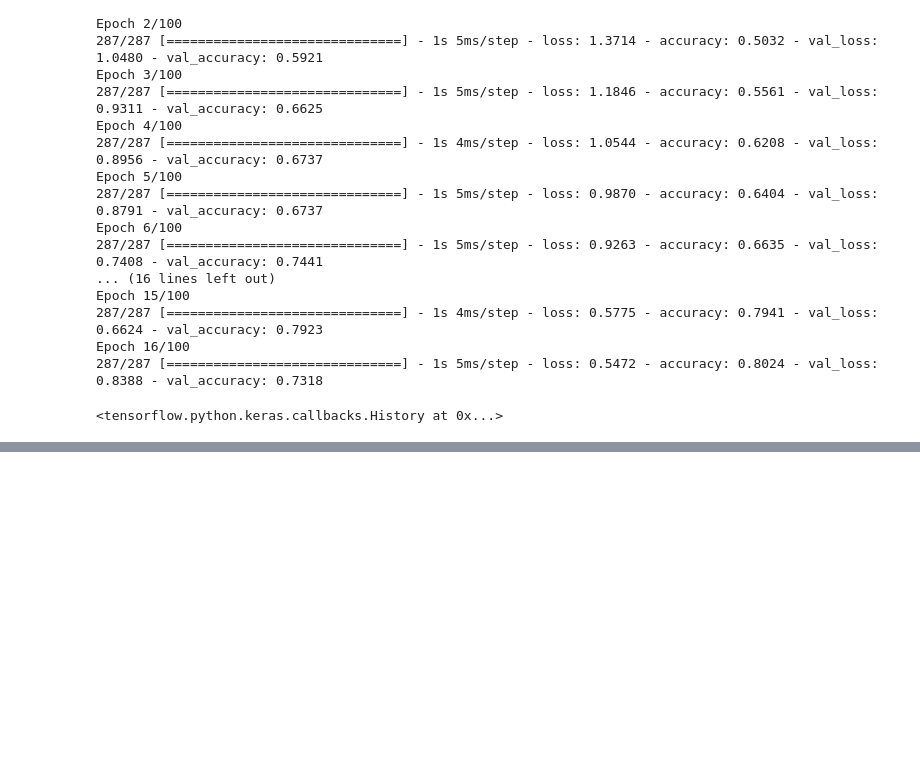
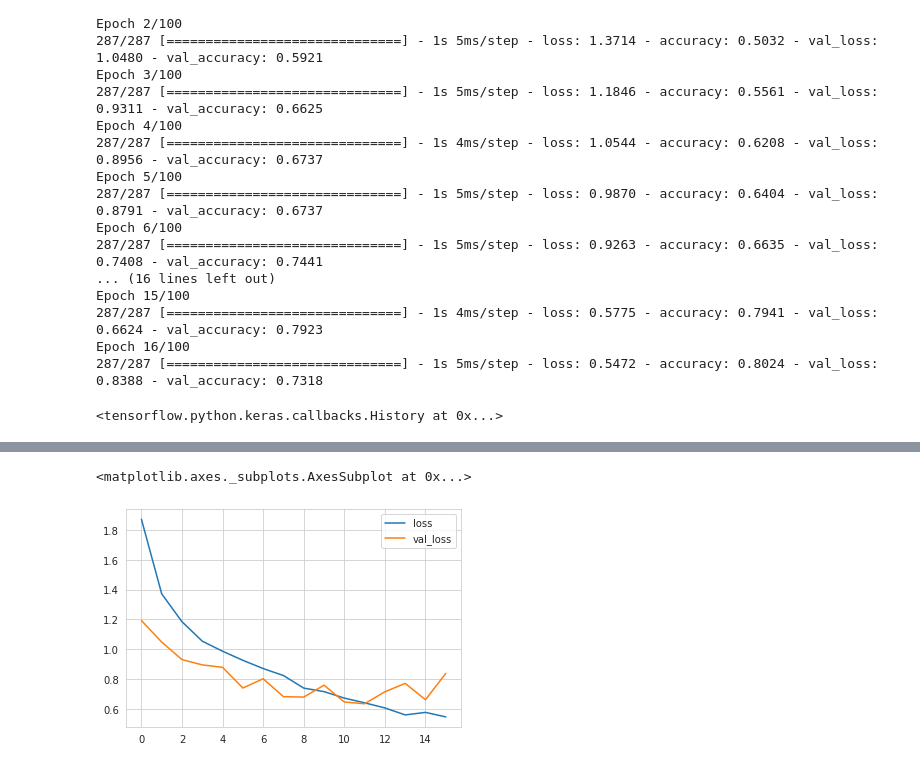
Before and after one commit to mittshah2/Music-Genre-Classification, a Jupyter notebook: music_classif.ipynb, the cells around one changed output, grey strips where cells are left out. Drawn from its saved outputs; the diff is of its cells as text; code cells hidden in the pictures; blank space fills up the shorter version.

```diff
--- a/music_classif.ipynb
+++ b/music_classif.ipynb
@@ -247,0 +257,5 @@ Epoch 16/100
+# %%
+loss[['loss','val_loss']].plot()
+# %% [output]
+<matplotlib.axes._subplots.AxesSubplot at 0x...>
+[figure, added]
```
Also changed, not shown: parts of 5 cells of this notebook.
